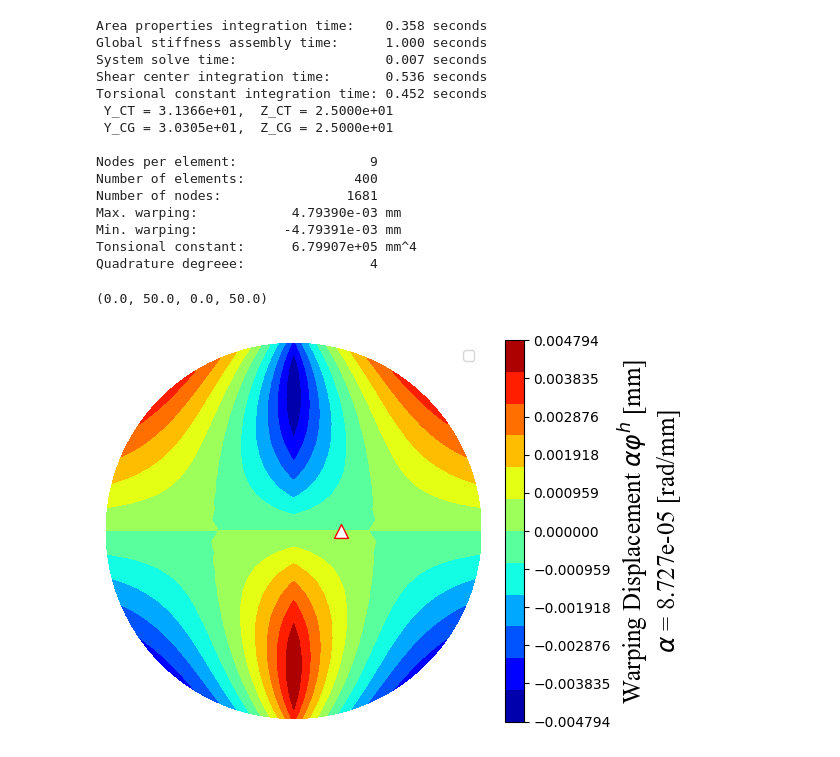
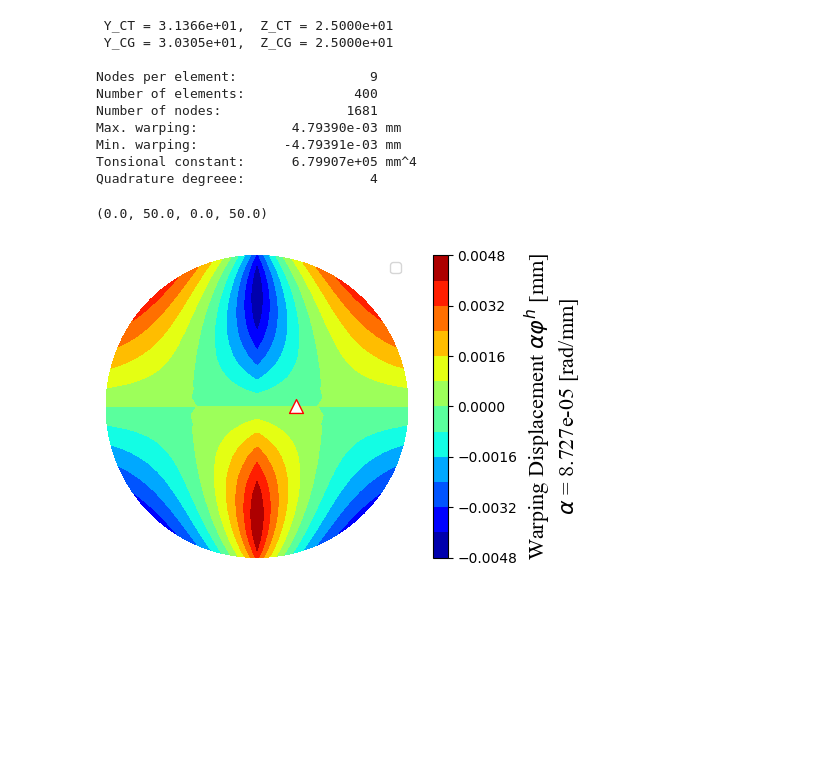
Before and after one commit to tiagoburiol/fb.beamSection, a Jupyter notebook: examples/2_bimaterial_circular/bimaterial_circular_section.ipynb, the cells around one changed output. Drawn from its saved outputs; the diff is of its cells as text; code cells hidden in the pictures; blank space fills up the shorter version.

```diff
--- a/examples/2_bimaterial_circular/bimaterial_circular_section.ipynb
+++ b/examples/2_bimaterial_circular/bimaterial_circular_section.ipynb
@@ -41,14 +41,9 @@ print(f'Number of elements:     {len(  secElems[:,0]): 12d}')
 print(f'Number of nodes:        {len(  secNodes[:,0]): 12d}')
 print(f'Max. warping:           {np.max(sec.displacements*rate): 12.5e} mm')
 print(f'Min. warping:           {np.min(sec.displacements*rate): 12.5e} mm')
-print(f'Tonsional constant:     {sec.areaProperties["J_phi"]: 12.5e} mm^4')
+print(f'Tonsional constant:     {sec.areaProperties["torsionalConstant"]: 12.5e} mm^4')
 print(f'Quadrature degreee:     {sec.intDegree : 12d}')
 # %% [output]
-Area properties integration time:    0.358 seconds
-Global stiffness assembly time:      1.000 seconds
-System solve time:                   0.007 seconds
-Shear center integration time:       0.536 seconds
-Torsional constant integration time: 0.452 seconds
  Y_CT = 3.1366e+01,  Z_CT = 2.5000e+01
  Y_CG = 3.0305e+01,  Z_CG = 2.5000e+01
 
@@ -62,13 +57,11 @@ Quadrature degreee:                4
 # %%
 # Maximum and minumum displacement values from ABAQUS
 vmax =  4.820e-3
 vmin = -4.820e-3
 
-fig, ax = sec.plotWarping(levels=12, showMesh=False, showCG=False,
-                          lengthUnits='mm', twistRate=rate,
-                          vmax=vmax,vmin=vmin)
+fig, ax = sec.plotWarping(levels=12, showMesh=False, showCG=False, fig_num=2, unit='mm', twistRate=rate, vmax=vmax,vmin=vmin)
 ax.legend([])
 ax.axis('off')
 # %% [output]
 (0.0, 50.0, 0.0, 50.0)
-[figure, old version]
+[figure, new version]
```
Also changed, not shown: 44 other files.
